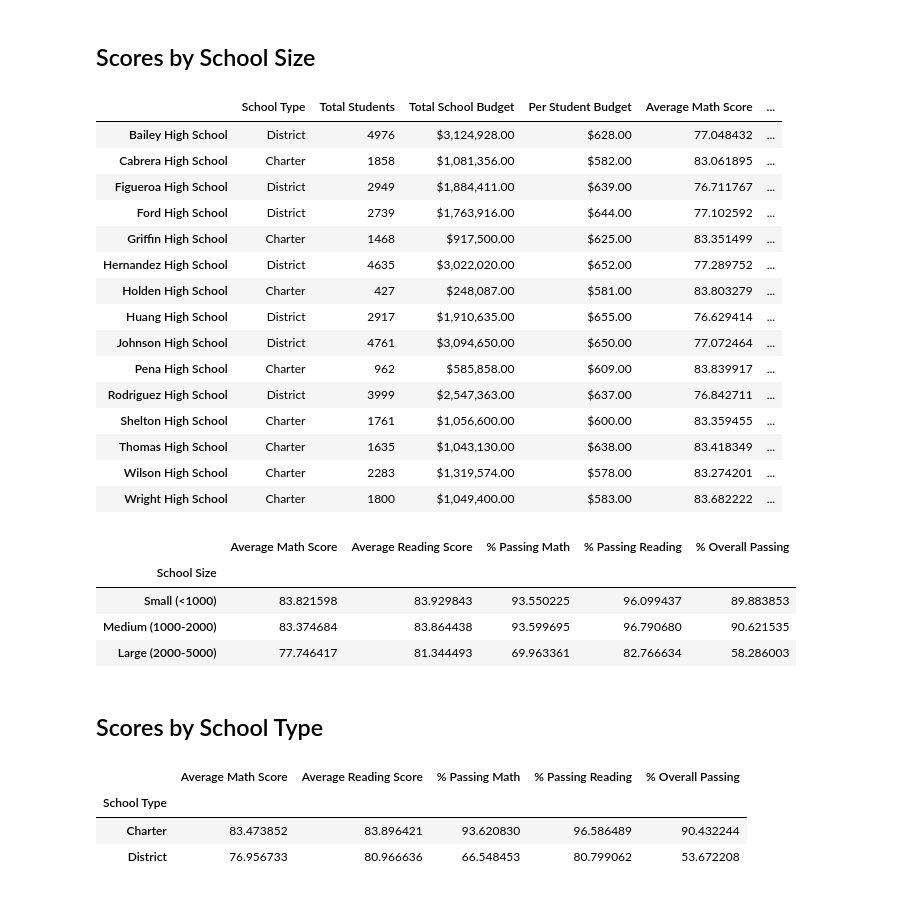
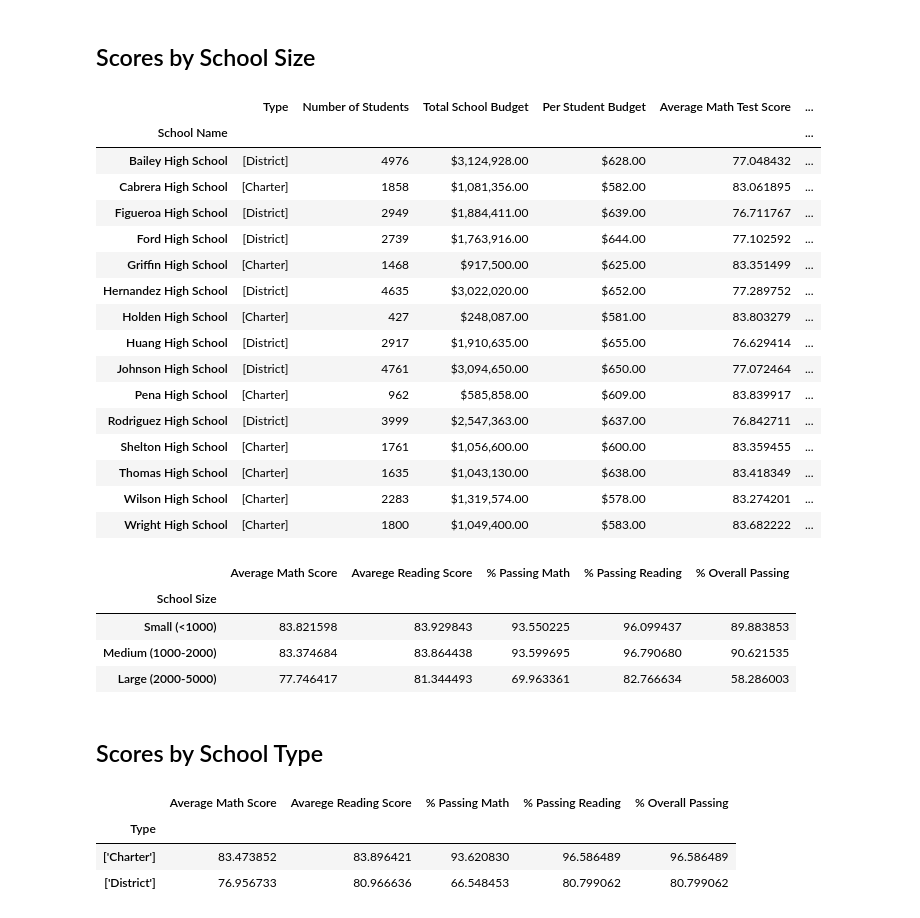
Before and after one commit to Jherza-X/pandas-challenge, a Jupyter notebook: PyCitySchools/PyCitySchools_starter.ipynb, the cells around one changed output. Saved outputs shown, nothing was run; the diff lists cells and outputs as text; code cells hidden in the pictures.

```diff
--- a/PyCitySchools/PyCitySchools_starter.ipynb
+++ b/PyCitySchools/PyCitySchools_starter.ipynb
@@ -692,25 +713,25 @@ labels = ["Small (<1000)", "Medium (1000-2000)", "Large (2000-5000)"]
 # %%
 # Categorize the spending based on the bins
 # Use `pd.cut` on the "Total Students" column of the `per_school_summary` DataFrame.
-
-per_school_summary["School Size"] =
+per_school_summary["School Size"] = pd.cut(per_school_summary["Number of Students"], size_bins, labels=labels, include_lowest=True)
 per_school_summary
 # %% [output]
-|  | School Type | Total Students | Total School Budget | Per Student Budget | Average Math Score | ... |
-| Bailey High School | District | 4976 | $3,124,928.00 | $628.00 | 77.048432 | ... |
-| Cabrera High School | Charter | 1858 | $1,081,356.00 | $582.00 | 83.061895 | ... |
-| Figueroa High School | District | 2949 | $1,884,411.00 | $639.00 | 76.711767 | ... |
-| Ford High School | District | 2739 | $1,763,916.00 | $644.00 | 77.102592 | ... |
-| Griffin High School | Charter | 1468 | $917,500.00 | $625.00 | 83.351499 | ... |
-| Hernandez High School | District | 4635 | $3,022,020.00 | $652.00 | 77.289752 | ... |
-| Holden High School | Charter | 427 | $248,087.00 | $581.00 | 83.803279 | ... |
-| Huang High School | District | 2917 | $1,910,635.00 | $655.00 | 76.629414 | ... |
-| Johnson High School | District | 4761 | $3,094,650.00 | $650.00 | 77.072464 | ... |
-| Pena High School | Charter | 962 | $585,858.00 | $609.00 | 83.839917 | ... |
-| Rodriguez High School | District | 3999 | $2,547,363.00 | $637.00 | 76.842711 | ... |
-| Shelton High School | Charter | 1761 | $1,056,600.00 | $600.00 | 83.359455 | ... |
-| Thomas High School | Charter | 1635 | $1,043,130.00 | $638.00 | 83.418349 | ... |
-| Wilson High School | Charter | 2283 | $1,319,574.00 | $578.00 | 83.274201 | ... |
-| Wright High School | Charter | 1800 | $1,049,400.00 | $583.00 | 83.682222 | ... |
+|  | Type | Number of Students | Total School Budget | Per Student Budget | Average Math Test Score | ... |
+| School Name |  |  |  |  |  | ... |
+| Bailey High School | [District] | 4976 | $3,124,928.00 | $628.00 | 77.048432 | ... |
+| Cabrera High School | [Charter] | 1858 | $1,081,356.00 | $582.00 | 83.061895 | ... |
+| Figueroa High School | [District] | 2949 | $1,884,411.00 | $639.00 | 76.711767 | ... |
+| Ford High School | [District] | 2739 | $1,763,916.00 | $644.00 | 77.102592 | ... |
+| Griffin High School | [Charter] | 1468 | $917,500.00 | $625.00 | 83.351499 | ... |
+| Hernandez High School | [District] | 4635 | $3,022,020.00 | $652.00 | 77.289752 | ... |
+| Holden High School | [Charter] | 427 | $248,087.00 | $581.00 | 83.803279 | ... |
+| Huang High School | [District] | 2917 | $1,910,635.00 | $655.00 | 76.629414 | ... |
+| Johnson High School | [District] | 4761 | $3,094,650.00 | $650.00 | 77.072464 | ... |
+| Pena High School | [Charter] | 962 | $585,858.00 | $609.00 | 83.839917 | ... |
+| Rodriguez High School | [District] | 3999 | $2,547,363.00 | $637.00 | 76.842711 | ... |
+| Shelton High School | [Charter] | 1761 | $1,056,600.00 | $600.00 | 83.359455 | ... |
+| Thomas High School | [Charter] | 1635 | $1,043,130.00 | $638.00 | 83.418349 | ... |
+| Wilson High School | [Charter] | 2283 | $1,319,574.00 | $578.00 | 83.274201 | ... |
+| Wright High School | [Charter] | 1800 | $1,049,400.00 | $583.00 | 83.682222 | ... |
 # %%
 # Calculate averages for the desired columns.
@@ -722,12 +743,18 @@ size_overall_passing = per_school_summary.groupby(["School Size"])["% Overall Pa
 # %%
 # Create a DataFrame called `size_summary` that breaks down school performance based on school size (small, medium, or large).
 # Use the scores above to create a new DataFrame called `size_summary`
-size_summary =
+size_summary = pd.DataFrame({
+                            'Average Math Score': size_math_scores,
+                            'Avarege Reading Score': size_reading_scores,
+                            '% Passing Math': size_passing_math,
+                            '% Passing Reading': size_passing_reading,
+                            '% Overall Passing': size_overall_passing
+                            })
 
 # Display results
 size_summary
 # %% [output]
-|  | Average Math Score | Average Reading Score | % Passing Math | % Passing Reading | % Overall Passing |
+|  | Average Math Score | Avarege Reading Score | % Passing Math | % Passing Reading | % Overall Passing |
 | School Size |  |  |  |  |  |
 | Small (<1000) | 83.821598 | 83.929843 | 93.550225 | 96.099437 | 89.883853 |
 | Medium (1000-2000) | 83.374684 | 83.864438 | 93.599695 | 96.790680 | 90.621535 |
@@ -736,19 +763,29 @@ size_summary
 ## Scores by School Type
 # %%
 # Group the per_school_summary DataFrame by "School Type" and average the results.
-average_math_score_by_type = per_school_summary.groupby(["School Type"])["Average Math Score"].mean()
-average_reading_score_by_type = per_school_summary.groupby(["School Type"])["Average Reading Score"].mean()
-average_percent_passing_math_by_type = per_school_summary.groupby(["School Type"])["% Passing Math"].mean()
-average_percent_passing_reading_by_type = per_school_summary.groupby(["School Type"])["% Passing Reading"].mean()
-average_percent_overall_passing_by_type = per_school_summary.groupby(["School Type"])["% Overall Passing"].mean()
+
+#converting type to a string
+per_school_summary["Type"] = per_school_summary["Type"].astype(str)
+
+
+average_math_score_by_type = per_school_summary.groupby(["Type"])["Average Math Test Score"].mean()
+average_reading_score_by_type = per_school_summary.groupby(["Type"])["Average Reading Test Score"].mean()
+average_percent_passing_math_by_type = per_school_summary.groupby(["Type"])["% Passing Math"].mean()
+average_percent_passing_reading_by_type = per_school_summary.groupby(["Type"])["% Passing Reading"].mean()
+average_percent_passing_reading_by_type = per_school_summary.groupby(["Type"])["% Overall Passing"].mean()
 # %%
 # Assemble the new data by type into a DataFrame called `type_summary`
-type_summary =
-
+type_summary = pd.DataFrame({
+                            'Average Math Score': average_math_score_by_type,
+                            'Avarege Reading Score': average_reading_score_by_type,
+                            '% Passing Math': average_percent_passing_math_by_type,
+                            '% Passing Reading': average_percent_passing_reading_by_type,
+                            '% Overall Passing': average_percent_passing_reading_by_type
+                            })
 # Display results
 type_summary
 # %% [output]
-|  | Average Math Score | Average Reading Score | % Passing Math | % Passing Reading | % Overall Passing |
-| School Type |  |  |  |  |  |
-| Charter | 83.473852 | 83.896421 | 93.620830 | 96.586489 | 90.432244 |
-| District | 76.956733 | 80.966636 | 66.548453 | 80.799062 | 53.672208 |
+|  | Average Math Score | Avarege Reading Score | % Passing Math | % Passing Reading | % Overall Passing |
+| Type |  |  |  |  |  |
+| ['Charter'] | 83.473852 | 83.896421 | 93.620830 | 96.586489 | 96.586489 |
+| ['District'] | 76.956733 | 80.966636 | 66.548453 | 80.799062 | 80.799062 |
```
Also changed, not shown: parts of 7 cells of this notebook.
